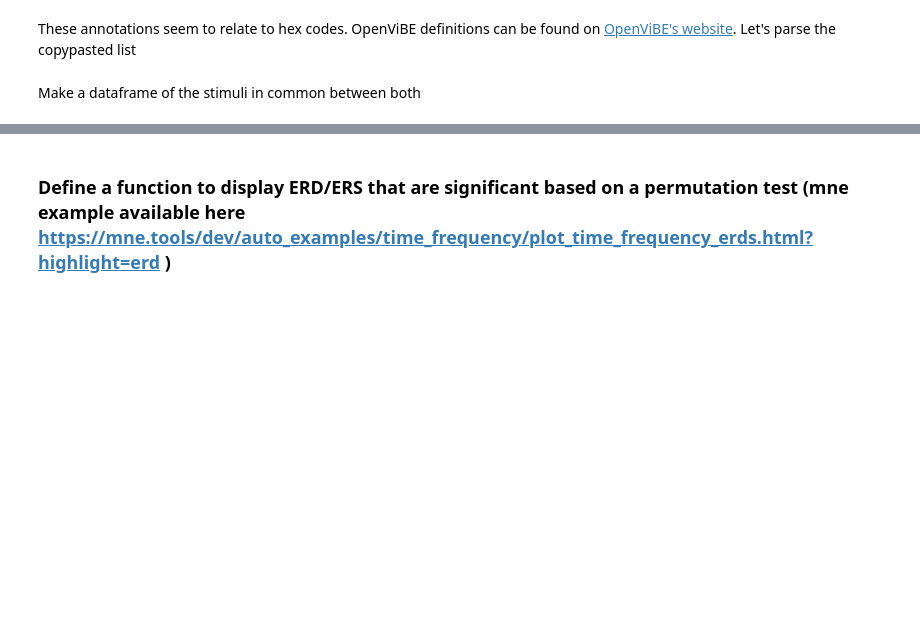
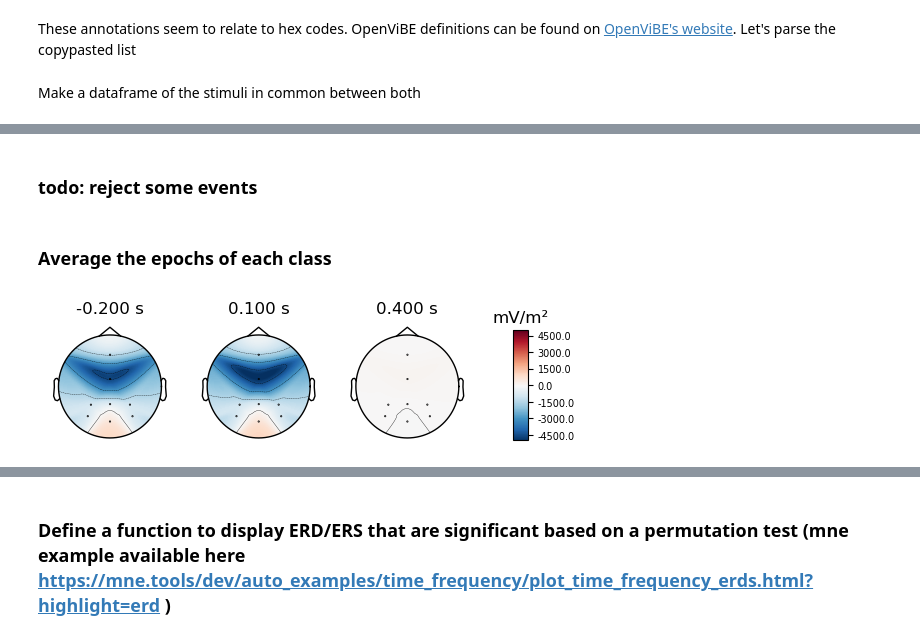
Before and after one commit to lokinou/p3k_offline_analysis, a Jupyter notebook: p300mne.ipynb, the cells around one changed output, grey strips where cells are left out. Cells and saved outputs as stored; diff of their text form; code cells hidden in the pictures; blank space fills up the shorter version.

```diff
--- a/p300mne.ipynb
+++ b/p300mne.ipynb
@@ -313,3 +341,4 @@ SyntaxError: invalid syntax (<ipython-input-256-2090a040d304>, line 1)
 # %%
-events, _ = mne.events_from_annotations(raw, event_id=stim_map)
+events, _ = mne.events_from_annotations(raw, event_id=target_map)
+print("Found {} events".format(len(events[:])))
 # %% [output]
@@ -317,5 +346,0 @@ ValueError: Could not find any of the events you specified.
-# %%
-#mne.events_from_annotations(raw)
-events, _ = mne.events_from_annotations(raw, event_id={'BCIState/StimulusCode 1':1,'BCIState/StimulusCode 2':2, 'BCIState/StimulusCode 3':3, 'BCIState/StimulusCode 4':4})
-# lets have a look at the first events
-events[:5]
@@ -328,0 +357,5 @@ picks = mne.pick_channels(raw.info["ch_names"], ["Fz", "C3", "C1", "Cz", "C2", "
+# %%
+event_ids = dict(NonTarget=0, Target=1)
+epochs = mne.Epochs(raw, events, event_id=event_ids, tmin=-0.5, tmax=0.6,
+                    preload=True)
+fig = epochs.plot()
@@ -328,0 +371,2 @@ picks = mne.pick_channels(raw.info["ch_names"], ["Fz", "C3", "C1", "Cz", "C2", "
+# %% [markdown]
+### todo: reject some events
@@ -328,0 +379,5 @@ picks = mne.pick_channels(raw.info["ch_names"], ["Fz", "C3", "C1", "Cz", "C2", "
+# %% [markdown]
+### Average the epochs of each class
+# %%
+l_nt = epochs['NonTarget'].average()
+l_target = epochs['Target'].average()
@@ -328,0 +387,4 @@ picks = mne.pick_channels(raw.info["ch_names"], ["Fz", "C3", "C1", "Cz", "C2", "
+# %%
+l_target.plot_topomap(times=[-0.2, 0.1, 0.4], average=0.05)
+# %% [output]
+[figure, added]
```
Also changed, not shown: parts of 44 cells of this notebook.
